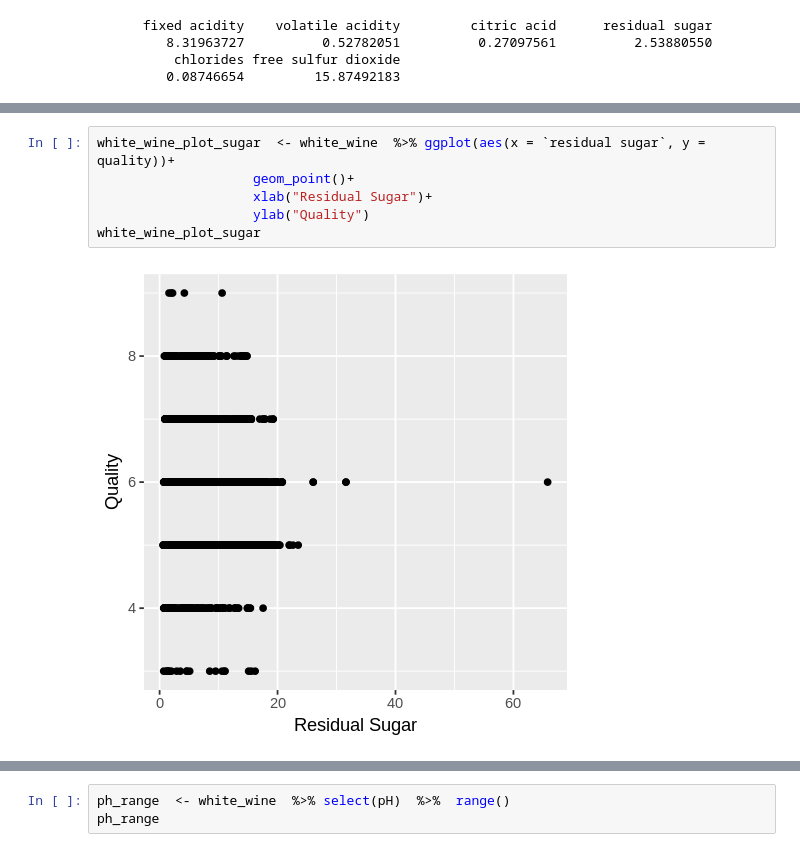
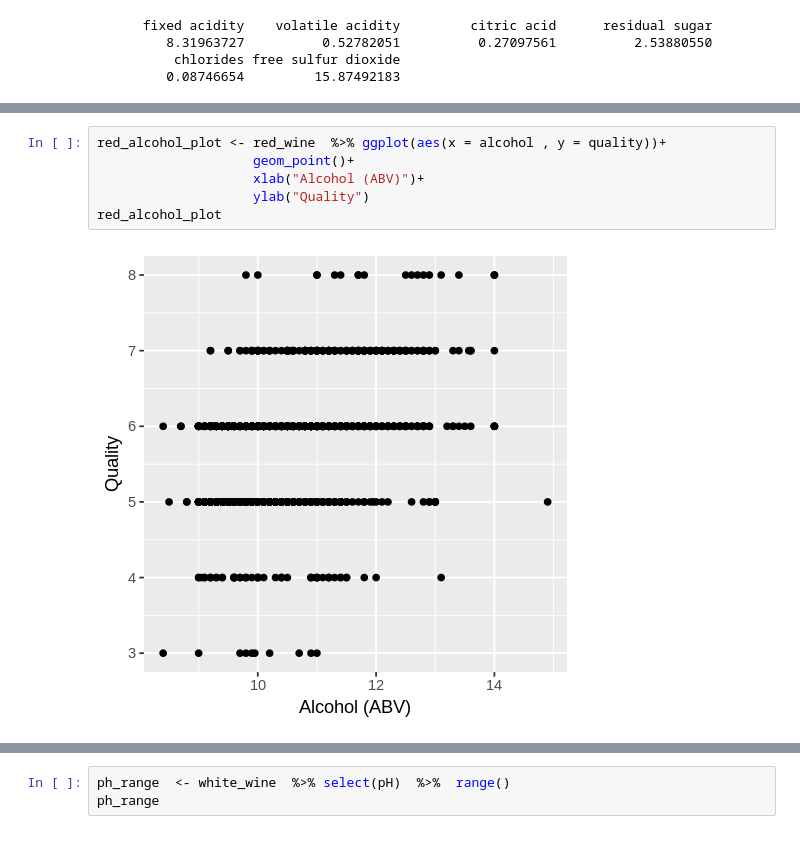
Before and after one commit to cryslee9/Predicting-Fine-Wine, a Jupyter notebook: fine_wine_analysis.ipynb, the cells around one changed output, grey strips where cells are left out. Cells and saved outputs as stored; diff of their text form.

Commit message:
updated graphs

```diff
--- a/fine_wine_analysis.ipynb
+++ b/fine_wine_analysis.ipynb
@@ -113,10 +270,10 @@ white_wine_plot
 # %% [output]
 [figure]
 # %%
-white_wine_plot_sugar  <- white_wine  %>% ggplot(aes(x = `residual sugar`, y = quality))+
+red_alcohol_plot <- red_wine  %>% ggplot(aes(x = alcohol , y = quality))+
                     geom_point()+
-                    xlab("Residual Sugar")+
+                    xlab("Alcohol (ABV)")+
                     ylab("Quality")
-white_wine_plot_sugar
+red_alcohol_plot
 # %% [output]
-[figure, old version]
+[figure, new version]
```
Also changed, not shown: parts of 29 cells of this notebook.
